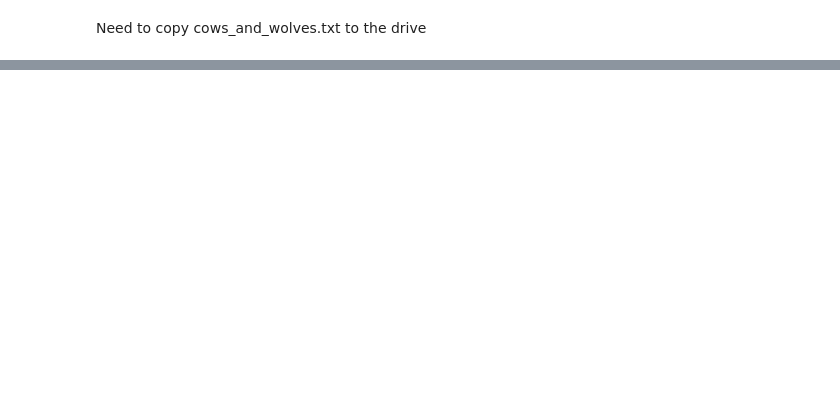
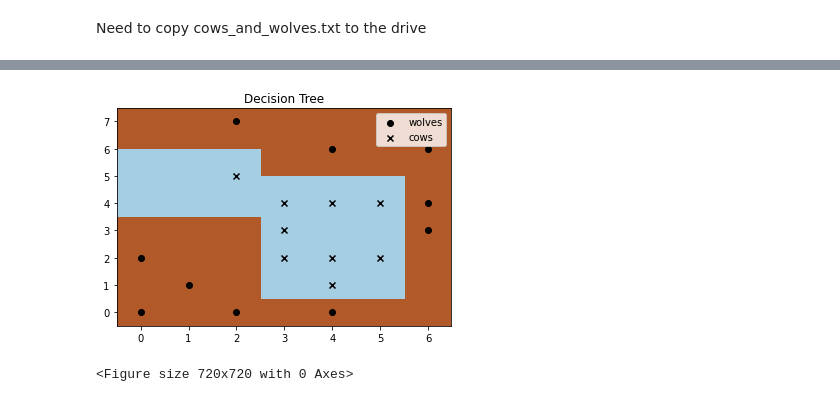
Before and after one commit to cagBRT/Machine-Learning, a Jupyter notebook: wolvesAndCows.ipynb, the cells around one changed output, grey strips where cells are left out. Cells and saved outputs as stored; diff of their text form; code cells hidden in the pictures; blank space fills up the shorter version.

```diff
--- a/wolvesAndCows.ipynb
+++ b/wolvesAndCows.ipynb
@@ -69 +106,11 @@ plt_nmbr = 1
+# %%
+clf = tree.DecisionTreeClassifier()
+clf.fit(df[train_cols], df.animal_type)
+plot_results_with_hyperplane(clf, "Decision Tree", df, 1)
+#plt_nmbr += 1
+pl.figure(figsize=[10,10])
+pl.show()
+# %% [output]
+[figure, added]
+<Figure size 720x720 with 0 Axes>
 # %%
```
Also changed, not shown: parts of 8 cells of this notebook.
